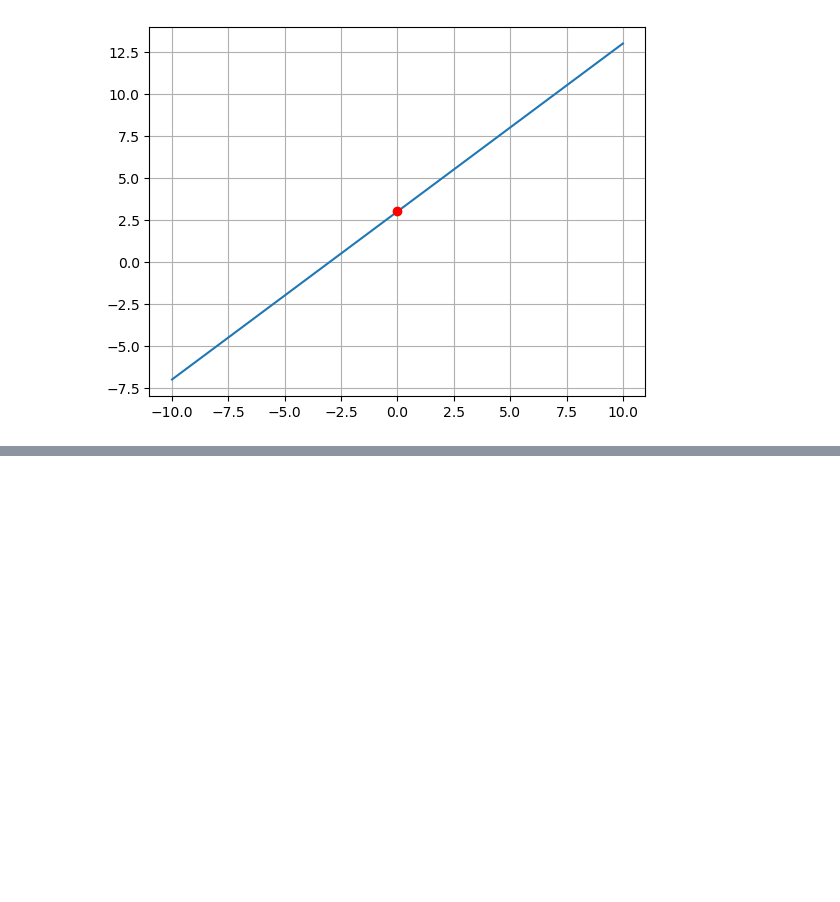
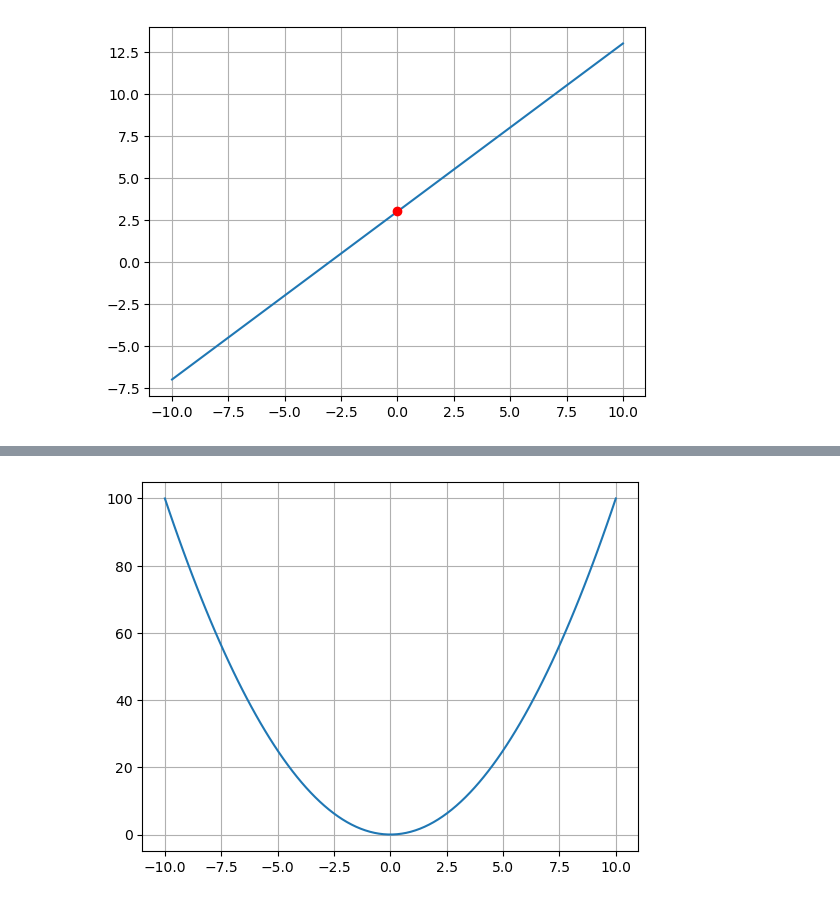
Before and after one commit to pahoalapizco/matematicas-data-science, a Jupyter notebook: funciones_algebraicas.ipynb, the cells around one changed output, grey strips where cells are left out. Saved outputs shown, nothing was run; the diff lists cells and outputs as text; code cells hidden in the pictures; blank space fills up the shorter version.

```diff
--- a/funciones_algebraicas.ipynb
+++ b/funciones_algebraicas.ipynb
@@ -69,0 +110,10 @@ plt.grid()
+# %%
+def f(x):
+    return x**2
+
+y = f(x)
+
+plt.plot(x, y)
+plt.grid()
+# %% [output]
+[figure, added]
```
Also changed, not shown: parts of 9 cells of this notebook.
